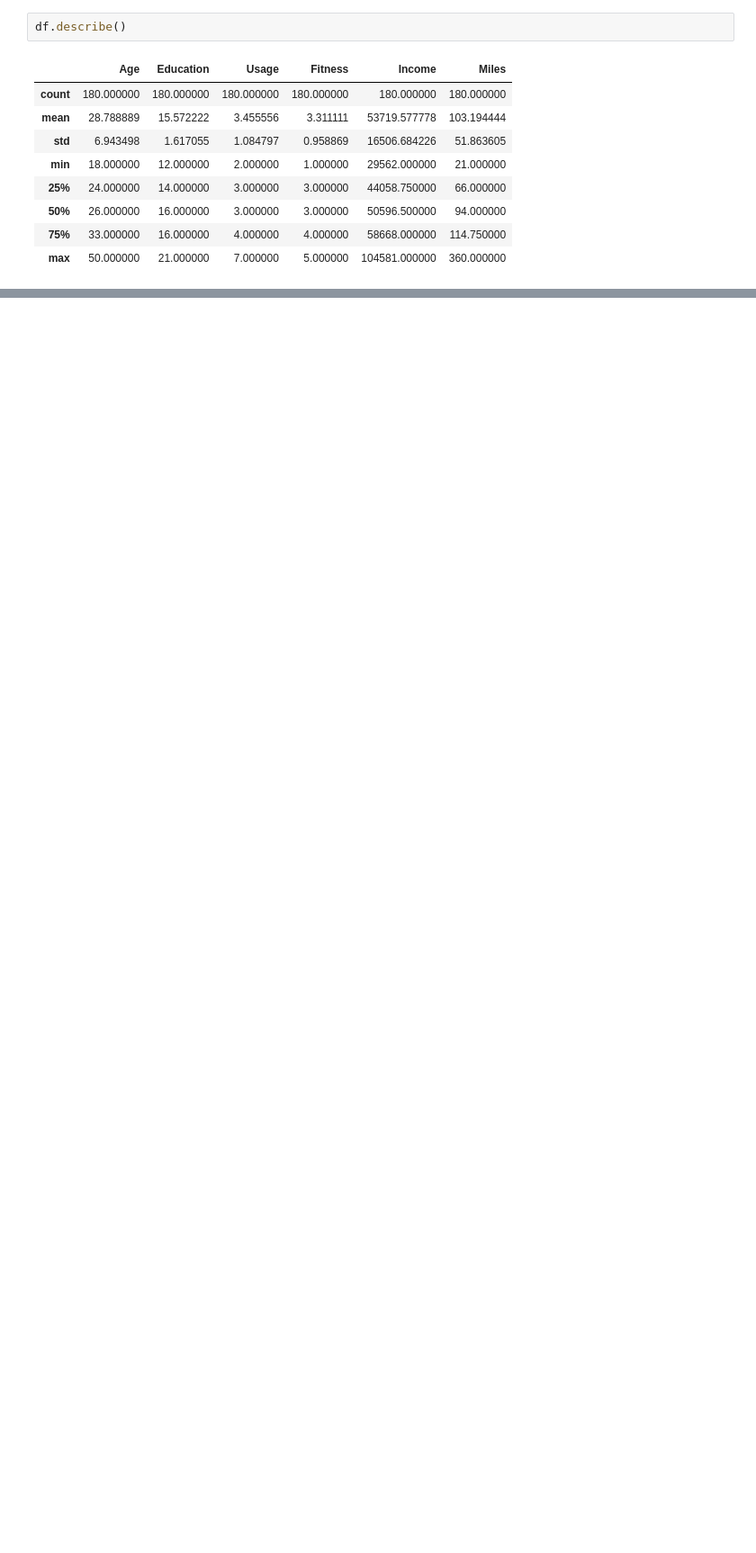
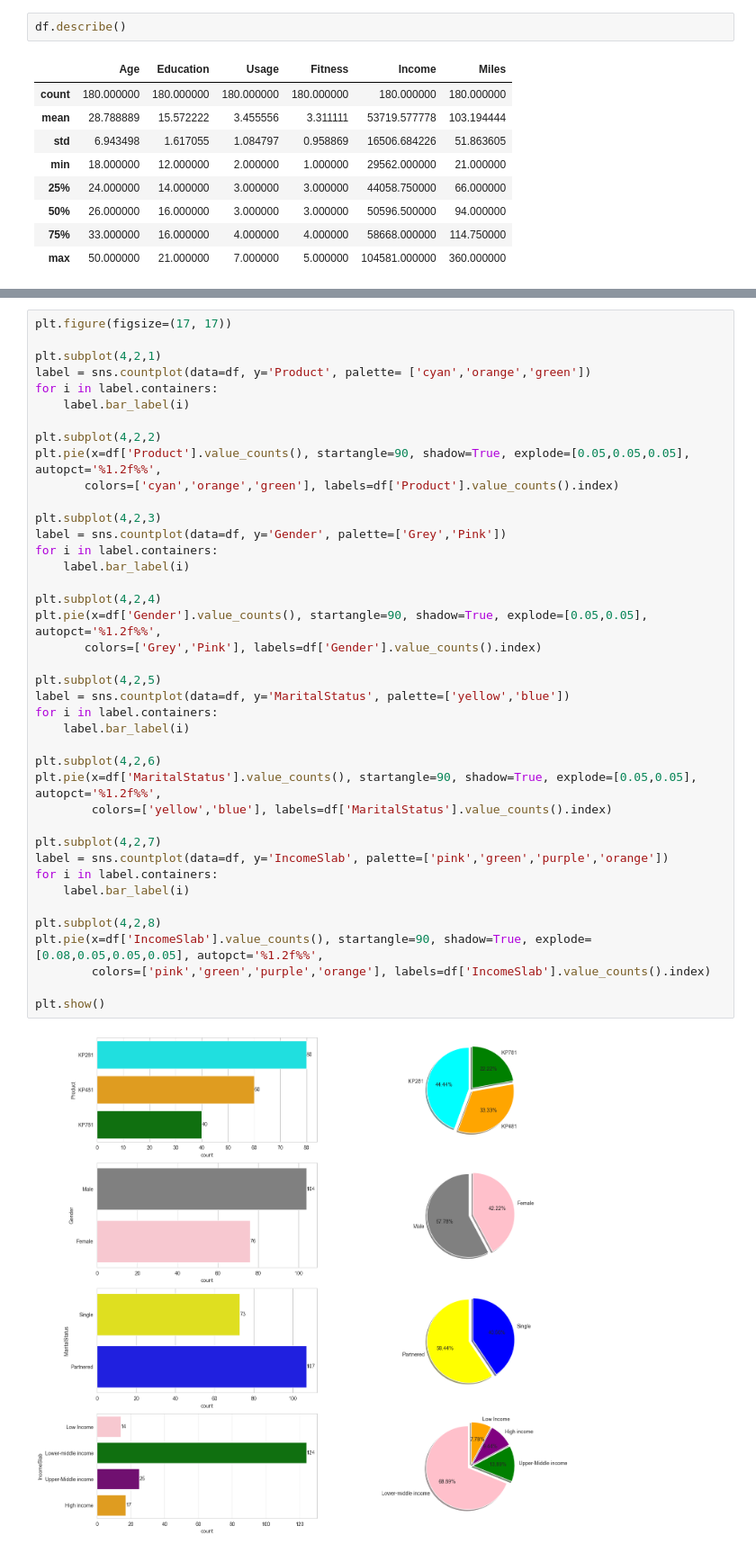
Before and after one commit to Rhy-Shah/AerofitCS-S, a Jupyter notebook: AerofitEDA.ipynb, the cells around one changed output, grey strips where cells are left out. Shown at 90% size. Saved outputs shown, nothing was run; the diff lists cells and outputs as text; blank space fills up the shorter version.

```diff
--- a/AerofitEDA.ipynb
+++ b/AerofitEDA.ipynb
@@ -80,0 +203,42 @@ df.describe()
+# %%
+plt.figure(figsize=(17, 17))
+
+plt.subplot(4,2,1)
+label = sns.countplot(data=df, y='Product', palette= ['cyan','orange','green'])
+for i in label.containers:
+    label.bar_label(i)
+
+plt.subplot(4,2,2)
+plt.pie(x=df['Product'].value_counts(), startangle=90, shadow=True, explode=[0.05,0.05,0.05], autopct='%1.2f%%',
+       colors=['cyan','orange','green'], labels=df['Product'].value_counts().index)
+
+plt.subplot(4,2,3)
+label = sns.countplot(data=df, y='Gender', palette=['Grey','Pink'])
+for i in label.containers:
+    label.bar_label(i)
+
+plt.subplot(4,2,4)
+plt.pie(x=df['Gender'].value_counts(), startangle=90, shadow=True, explode=[0.05,0.05], autopct='%1.2f%%',
+       colors=['Grey','Pink'], labels=df['Gender'].value_counts().index)
+
+plt.subplot(4,2,5)
+label = sns.countplot(data=df, y='MaritalStatus', palette=['yellow','blue'])
+for i in label.containers:
+    label.bar_label(i)
+
+plt.subplot(4,2,6)
+plt.pie(x=df['MaritalStatus'].value_counts(), startangle=90, shadow=True, explode=[0.05,0.05], autopct='%1.2f%%',
+        colors=['yellow','blue'], labels=df['MaritalStatus'].value_counts().index)
+
+plt.subplot(4,2,7)
+label = sns.countplot(data=df, y='IncomeSlab', palette=['pink','green','purple','orange'])
+for i in label.containers:
+    label.bar_label(i)
+
+plt.subplot(4,2,8)
+plt.pie(x=df['IncomeSlab'].value_counts(), startangle=90, shadow=True, explode=[0.08,0.05,0.05,0.05], autopct='%1.2f%%',
+        colors=['pink','green','purple','orange'], labels=df['IncomeSlab'].value_counts().index)
+
+plt.show()
+# %% [output]
+[figure, added]
```
Also changed, not shown: parts of 35 cells of this notebook.
